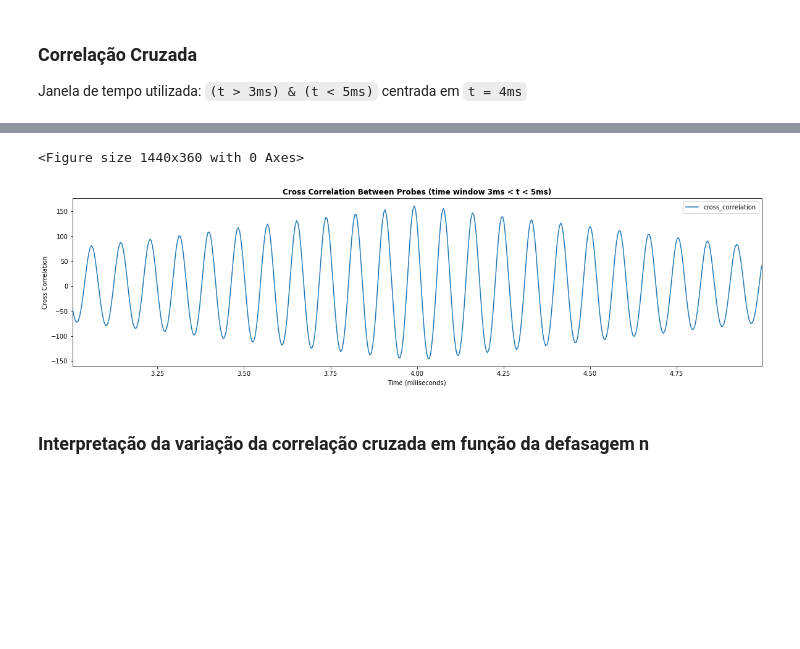
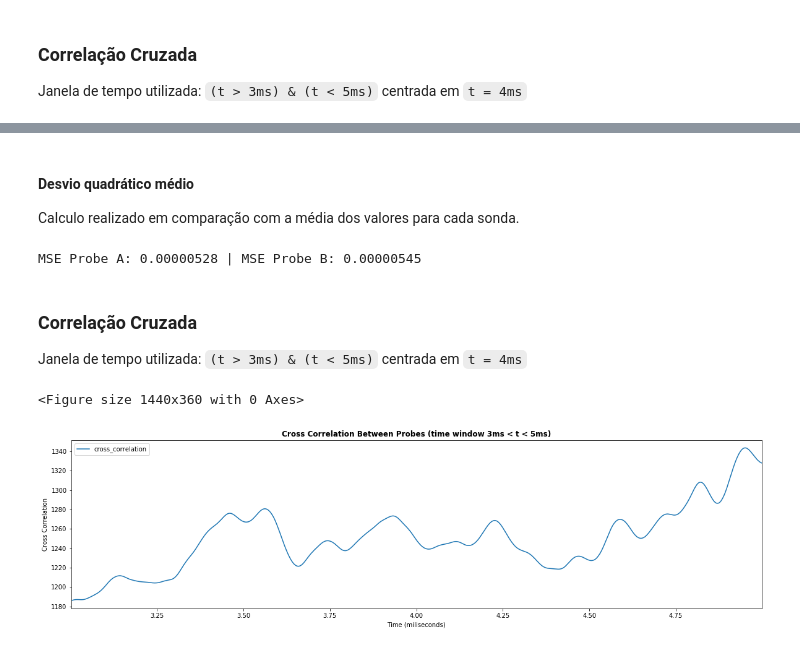
Before and after one commit to mbranbilla/plasma-physics, a Jupyter notebook: directed_study.ipynb, the cells around one changed output, grey strips where cells are left out. Cells and saved outputs as stored; diff of their text form; code cells hidden in the pictures; blank space fills up the shorter version.

```diff
--- a/directed_study.ipynb
+++ b/directed_study.ipynb
@@ -120,0 +261,9 @@ Janela de tempo utilizada: `(t > 3ms) & (t < 5ms)` centrada em `t = 4ms`
+# %%
+plt.rcParams["figure.figsize"] = (20,5)
+
+fig = plt.figure()
+helimak.plot.line(x='time', y=['probe_a', 'probe_b'])
+plt.ylabel("Particle Density")
+plt.xlabel("Time (miliseconds)")
+plt.title("Particle Density`s Probes at helimak (full time series)", fontweight='bold')
+plt.savefig('report/images/helimak_probes_a_b_time_series_all.png', bbox_inches='tight')
@@ -120,0 +273,9 @@ Janela de tempo utilizada: `(t > 3ms) & (t < 5ms)` centrada em `t = 4ms`
+# %%
+plt.rcParams["figure.figsize"] = (20,5)
+
+fig = plt.figure()
+helimak[(helimak['time'] >= 3) & (helimak['time'] <= 4)].plot.line(x='time', y=['probe_a', 'probe_b'])
+plt.ylabel("Particle Density")
+plt.xlabel("Time (miliseconds)")
+plt.title("Particle Density`s Probes at helimak (1ms time window from t=3ms to t=4ms)", fontweight='bold')
+plt.savefig('report/images/helimak_probes_a_b_time_series_1ms.png', bbox_inches='tight')
@@ -120,0 +293,12 @@ Janela de tempo utilizada: `(t > 3ms) & (t < 5ms)` centrada em `t = 4ms`
+# %%
+plt.rcParams["figure.figsize"] = (5,3)
+fig = plt.figure()
+ax = helimak[['probe_a', 'probe_b']].mean().plot.bar()
+plt.title("Average Particle Density at Probes", fontweight='bold')
+plt.ylabel("Particle Density")
+plt.ylim([0, max(helimak['probe_a'].mean(), helimak['probe_b'].mean()) * 1.1])
+plt.xticks(rotation=0)
+plt.savefig('report/images/average_density_probes_a_b.png', bbox_inches='tight')
+
+for p in ax.patches:
+    ax.annotate("mean = " + str(round(p.get_height(), 6)), (p.get_x() * 1, p.get_height() * 1.02))
@@ -121,5 +307,28 @@ Janela de tempo utilizada: `(t > 3ms) & (t < 5ms)` centrada em `t = 4ms`
+# %% [markdown]
+#### Desvio quadrático médio
+
+Calculo realizado em comparação com a média dos valores para cada sonda.
+# %%
+mse_dataset = helimak.copy()
+
+mse_dataset['probe_a_mean'] = helimak['probe_a'].mean()
+mse_dataset['probe_b_mean'] = helimak['probe_b'].mean()
+
+mse_dataset['probe_a_flotation'] = mse_dataset['probe_a'] - mse_dataset['probe_a_mean']
+mse_dataset['probe_b_flotation'] = mse_dataset['probe_b'] - mse_dataset['probe_b_mean']
+
+mse_probe_a = np.mean(mse_dataset['probe_a_flotation'].values ** 2) / len(mse_dataset['probe_a_flotation'].values)
+mse_probe_b = np.mean(mse_dataset['probe_b_flotation'].values ** 2) / len(mse_dataset['probe_b_flotation'].values)
+
+print("MSE Probe A: {:0.8f} | MSE Probe B: {:0.8f}".format(mse_probe_a, mse_probe_b))
+# %% [output]
+MSE Probe A: 0.00000528 | MSE Probe B: 0.00000545
+# %% [markdown]
+### Correlação Cruzada
+
+Janela de tempo utilizada: `(t > 3ms) & (t < 5ms)` centrada em `t = 4ms`
 # %%
-cr_dataset = tcabr[(tcabr['time'] > 3) & (tcabr['time'] < 5)].copy()
+cr_dataset = helimak.copy()
 cr_dataset['cross_correlation']= correlate(
     cr_dataset['probe_a'].values,
     cr_dataset['probe_b'].values,
@@ -131,13 +340,11 @@ cr_dataset['phase_difference'] = cr_dataset['probe_b'] - cr_dataset['probe_a']
 # %%
 plt.rcParams["figure.figsize"] = (20,5)
 fig = plt.figure()
-cr_dataset.plot.line(x='time', y='cross_correlation')
+cr_dataset[(helimak['time'] > 3) & (helimak['time'] < 5)].plot.line(x='time', y='cross_correlation')
 plt.title("Cross Correlation Between Probes (time window 3ms < t < 5ms)", fontweight='bold')
 plt.ylabel("Cross Correlation")
 plt.xlabel("Time (miliseconds)")
-plt.savefig('report/images/tcabr_probes_a_b_cross_correlation_3ms_5ms', bbox_inches='tight')
+plt.savefig('report/images/helimak_probes_a_b_cross_correlation_3ms_5ms', bbox_inches='tight')
 # %% [output]
 <Figure size 1440x360 with 0 Axes>
-[figure, old version]
+[figure, new version]
-# %% [markdown]
-### Interpretação da variação da correlação cruzada em função da defasagem n
```
Also changed, not shown: parts of 31 cells of this notebook.
